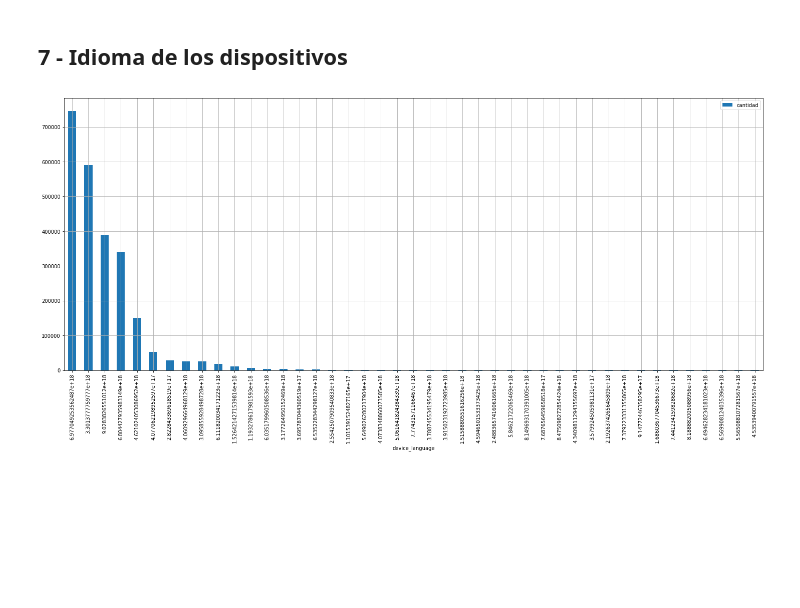
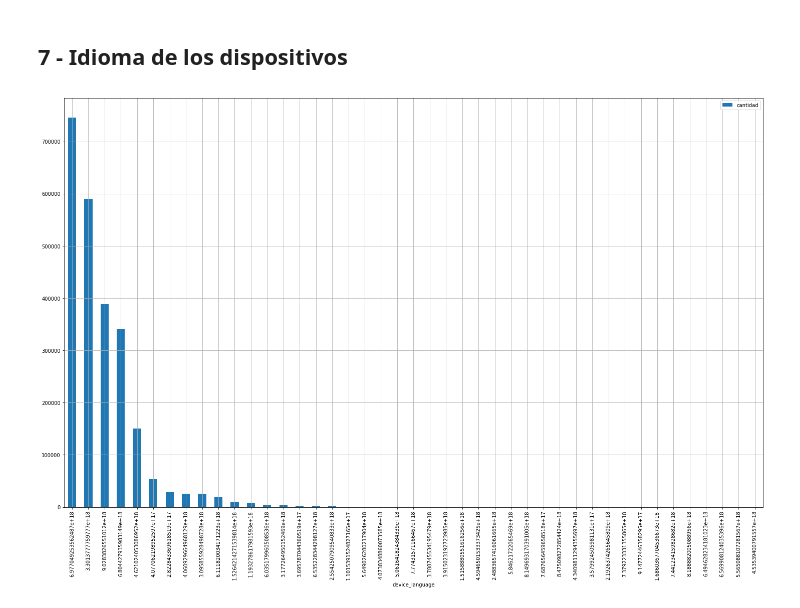
Before and after one commit to sberoch/Datos, a Jupyter notebook: events.ipynb, the cells around one changed output. Cells and saved outputs as stored; diff of their text form; code cells hidden in the pictures; blank space fills up the shorter version.

```diff
--- a/events.ipynb
+++ b/events.ipynb
@@ -185,8 +185,8 @@ grph6.set_yscale('log')
 # %%
 graph6 = events.groupby('device_language').agg({'device_language':'count'})
 graph6.columns = ['cantidad']
 graph6 = graph6.sort_values(by='cantidad',ascending = False)
 graph6 = graph6[graph6['cantidad'] > 100]
-graph6 = graph6.plot.bar(grid = True, figsize = (25,10))
+graph6 = graph6.plot.bar(grid = True, figsize = (25,15))
 # %% [output]
-[figure, old version]
+[figure, new version]
```
Also changed, not shown: 1 other file.
